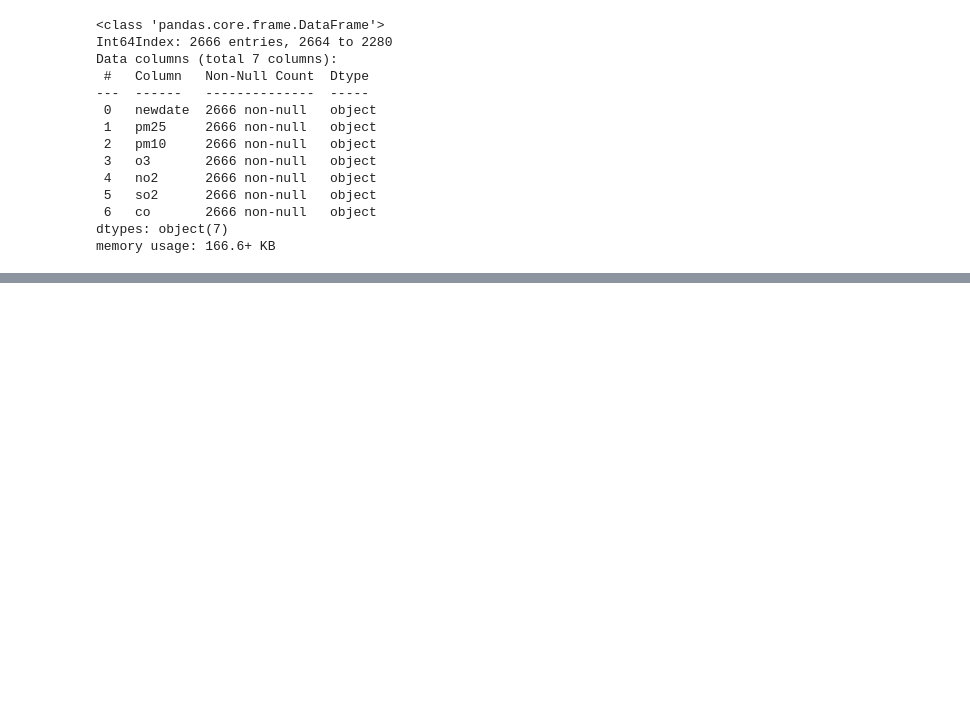
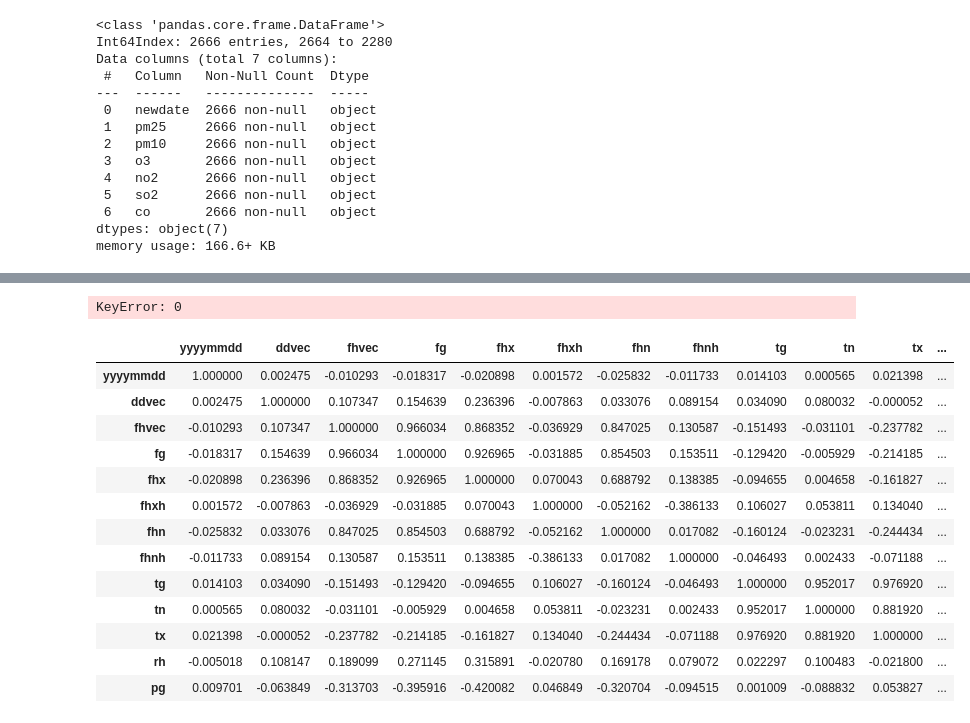
Before and after one commit to ClauCarloni/data_final_project, a Jupyter notebook: dutch_daily_weather_data.ipynb, the cells around one changed output, grey strips where cells are left out. Saved outputs shown, nothing was run; the diff lists cells and outputs as text; code cells hidden in the pictures; blank space fills up the shorter version.

```diff
--- a/dutch_daily_weather_data.ipynb
+++ b/dutch_daily_weather_data.ipynb
@@ -280,0 +609,2 @@ memory usage: 166.6+ KB
+# %%
+weather['rh'] = weather['rh'].astype('int')
@@ -280,0 +684,17 @@ memory usage: 166.6+ KB
+# %%
+rainy = []
+ry = 0
+
+weather['rainy'] = weather['rain'] == weather['rain'].shift()
+print (df)
+
+for i in weather['rain'][1:]:
+    if weather['rain'][i-1] == 0:
+        ry = 0
+    else:
+        ry = 1
+    rainy.append(ry)
+
+weather['rainy'] = rainy
+# %% [output]
+KeyError: 0
@@ -280,0 +705,19 @@ memory usage: 166.6+ KB
+# %%
+corr_weather = weather.select_dtypes([np.number])
+correlations_matrix = corr_weather.corr()
+correlations_matrix
+# %% [output]
+|  | yyyymmdd | ddvec | fhvec | fg | fhx | fhxh | fhn | fhnh | tg | tn | tx | ... |
+| yyyymmdd | 1.000000 | 0.002475 | -0.010293 | -0.018317 | -0.020898 | 0.001572 | -0.025832 | -0.011733 | 0.014103 | 0.000565 | 0.021398 | ... |
+| ddvec | 0.002475 | 1.000000 | 0.107347 | 0.154639 | 0.236396 | -0.007863 | 0.033076 | 0.089154 | 0.034090 | 0.080032 | -0.000052 | ... |
+| fhvec | -0.010293 | 0.107347 | 1.000000 | 0.966034 | 0.868352 | -0.036929 | 0.847025 | 0.130587 | -0.151493 | -0.031101 | -0.237782 | ... |
+| fg | -0.018317 | 0.154639 | 0.966034 | 1.000000 | 0.926965 | -0.031885 | 0.854503 | 0.153511 | -0.129420 | -0.005929 | -0.214185 | ... |
+| fhx | -0.020898 | 0.236396 | 0.868352 | 0.926965 | 1.000000 | 0.070043 | 0.688792 | 0.138385 | -0.094655 | 0.004658 | -0.161827 | ... |
+| fhxh | 0.001572 | -0.007863 | -0.036929 | -0.031885 | 0.070043 | 1.000000 | -0.052162 | -0.386133 | 0.106027 | 0.053811 | 0.134040 | ... |
+| fhn | -0.025832 | 0.033076 | 0.847025 | 0.854503 | 0.688792 | -0.052162 | 1.000000 | 0.017082 | -0.160124 | -0.023231 | -0.244434 | ... |
+| fhnh | -0.011733 | 0.089154 | 0.130587 | 0.153511 | 0.138385 | -0.386133 | 0.017082 | 1.000000 | -0.046493 | 0.002433 | -0.071188 | ... |
+| tg | 0.014103 | 0.034090 | -0.151493 | -0.129420 | -0.094655 | 0.106027 | -0.160124 | -0.046493 | 1.000000 | 0.952017 | 0.976920 | ... |
+| tn | 0.000565 | 0.080032 | -0.031101 | -0.005929 | 0.004658 | 0.053811 | -0.023231 | 0.002433 | 0.952017 | 1.000000 | 0.881920 | ... |
+| tx | 0.021398 | -0.000052 | -0.237782 | -0.214185 | -0.161827 | 0.134040 | -0.244434 | -0.071188 | 0.976920 | 0.881920 | 1.000000 | ... |
+| rh | -0.005018 | 0.108147 | 0.189099 | 0.271145 | 0.315891 | -0.020780 | 0.169178 | 0.079072 | 0.022297 | 0.100483 | -0.021800 | ... |
+| pg | 0.009701 | -0.063849 | -0.313703 | -0.395916 | -0.420082 | 0.046849 | -0.320704 | -0.094515 | 0.001009 | -0.088832 | 0.053827 | ... |
```
Also changed, not shown: parts of 36 cells of this notebook.
